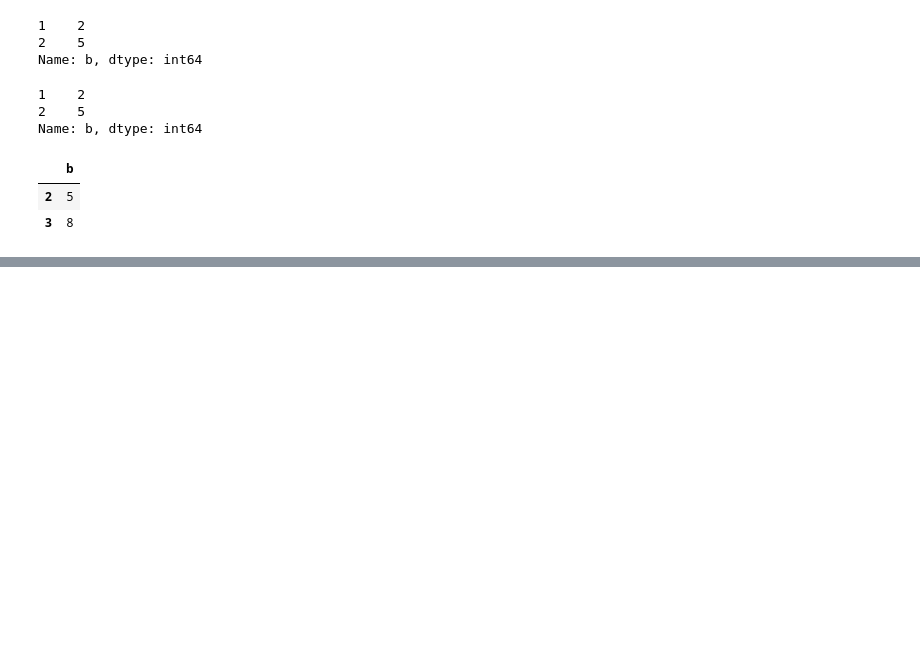
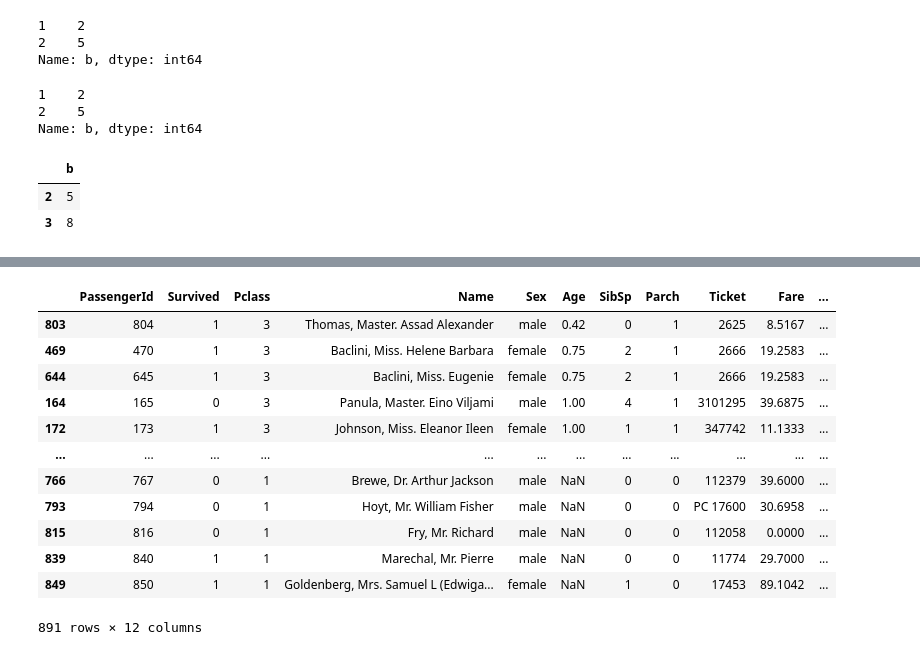
Before and after one commit to skyepodium/machine_learning, a Jupyter notebook: playground/Untitled2.ipynb, the cells around one changed output, grey strips where cells are left out. Drawn from its saved outputs; the diff is of its cells as text; code cells hidden in the pictures; blank space fills up the shorter version.

```diff
--- a/playground/Untitled2.ipynb
+++ b/playground/Untitled2.ipynb
@@ -153,0 +196,16 @@ Name: b, dtype: int64
+# %%
+train.sort_values(by=["Pclass", "Age"], ascending=[False, True])
+# %% [output]
+|  | PassengerId | Survived | Pclass | Name | Sex | Age | SibSp | Parch | Ticket | Fare | ... |
+| 803 | 804 | 1 | 3 | Thomas, Master. Assad Alexander | male | 0.42 | 0 | 1 | 2625 | 8.5167 | ... |
+| 469 | 470 | 1 | 3 | Baclini, Miss. Helene Barbara | female | 0.75 | 2 | 1 | 2666 | 19.2583 | ... |
+| 644 | 645 | 1 | 3 | Baclini, Miss. Eugenie | female | 0.75 | 2 | 1 | 2666 | 19.2583 | ... |
+| 164 | 165 | 0 | 3 | Panula, Master. Eino Viljami | male | 1.00 | 4 | 1 | 3101295 | 39.6875 | ... |
+| 172 | 173 | 1 | 3 | Johnson, Miss. Eleanor Ileen | female | 1.00 | 1 | 1 | 347742 | 11.1333 | ... |
+| ... | ... | ... | ... | ... | ... | ... | ... | ... | ... | ... | ... |
+| 766 | 767 | 0 | 1 | Brewe, Dr. Arthur Jackson | male | NaN | 0 | 0 | 112379 | 39.6000 | ... |
+| 793 | 794 | 0 | 1 | Hoyt, Mr. William Fisher | male | NaN | 0 | 0 | PC 17600 | 30.6958 | ... |
+| 815 | 816 | 0 | 1 | Fry, Mr. Richard | male | NaN | 0 | 0 | 112058 | 0.0000 | ... |
+| 839 | 840 | 1 | 1 | Marechal, Mr. Pierre | male | NaN | 0 | 0 | 11774 | 29.7000 | ... |
+| 849 | 850 | 1 | 1 | Goldenberg, Mrs. Samuel L (Edwiga... | female | NaN | 1 | 0 | 17453 | 89.1042 | ... |
+891 rows × 12 columns
```
Also changed, not shown: parts of 11 cells of this notebook.
